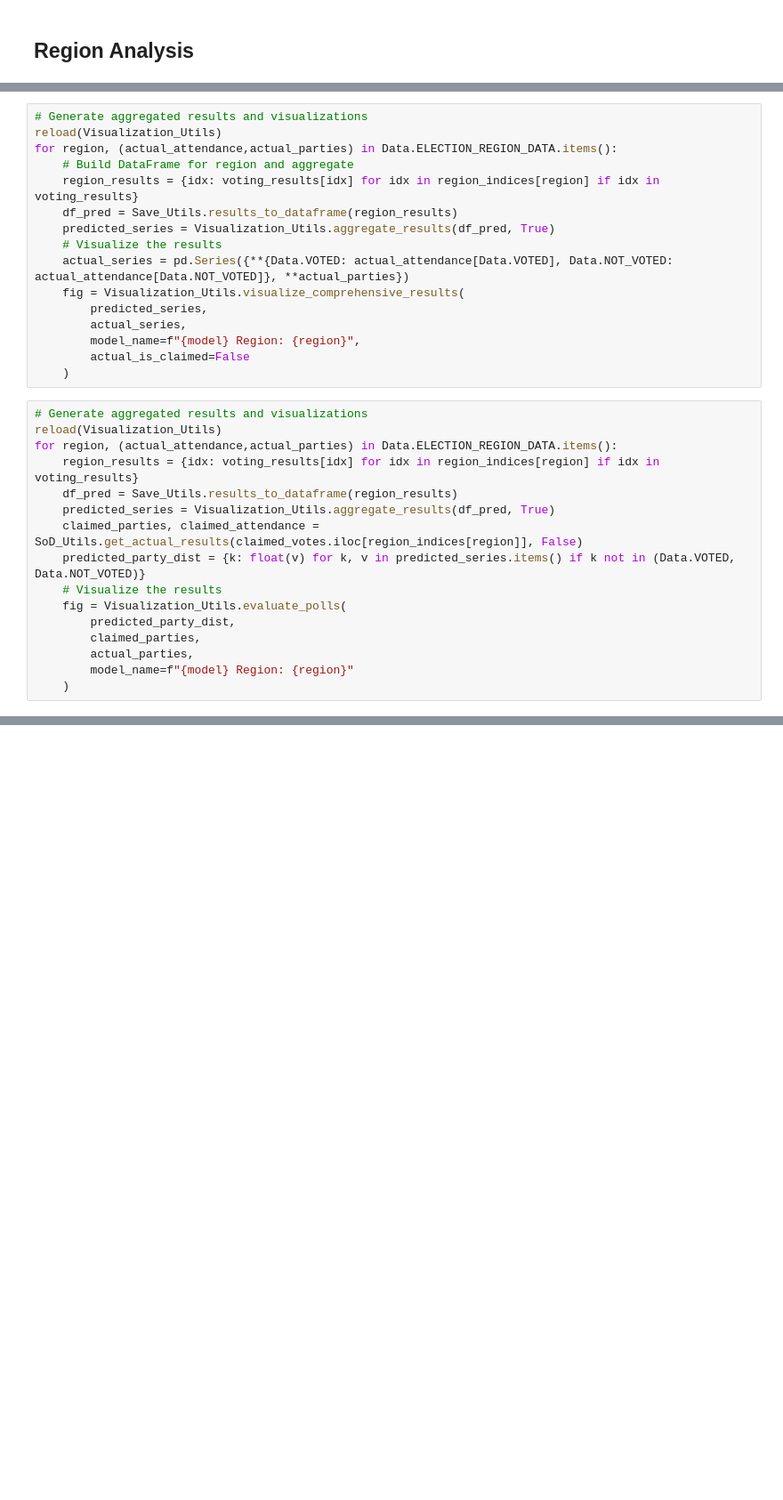
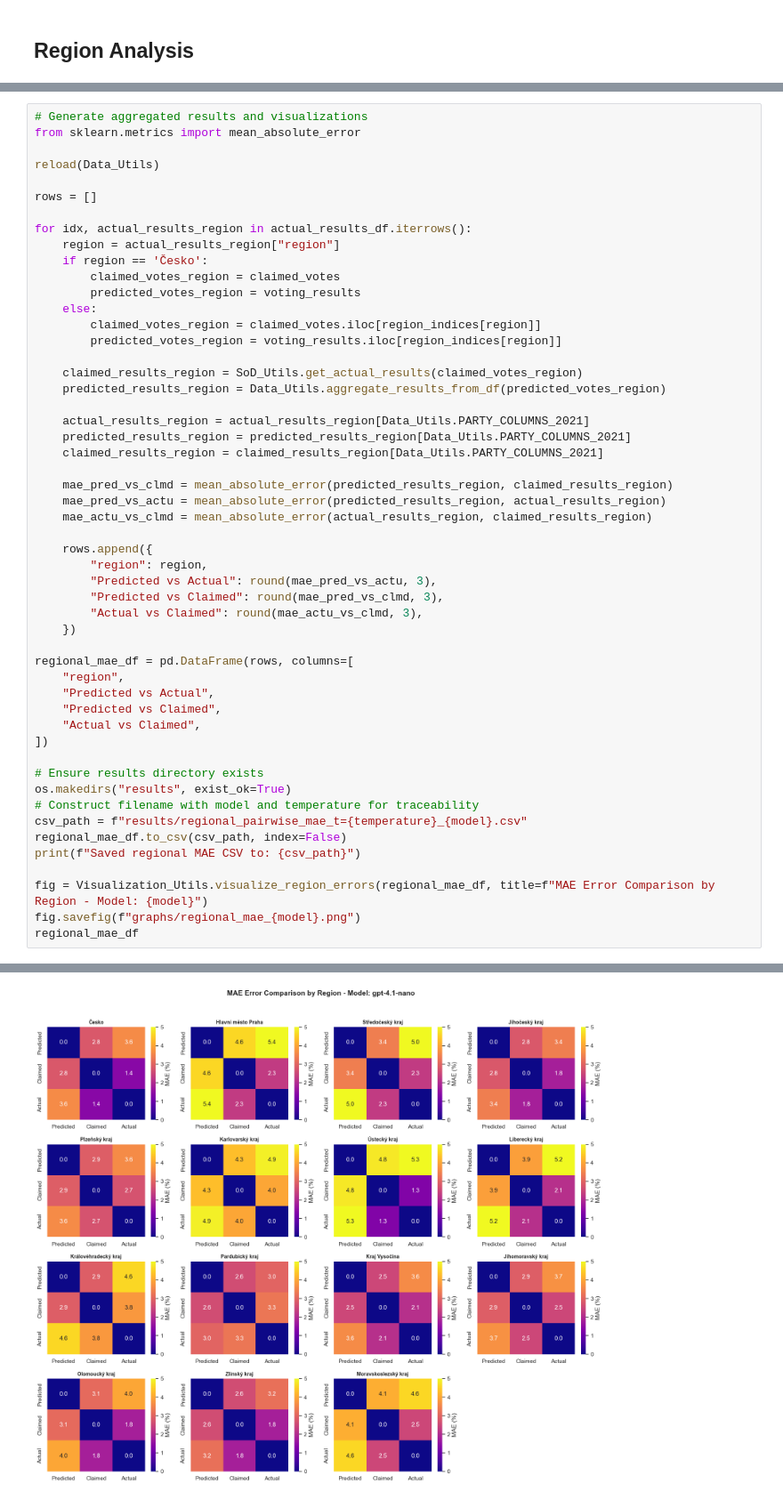
Before and after one commit to 11NIKTO11/Panel_LLM, a Jupyter notebook: Result_analysis.ipynb, the cells around one changed output, grey strips where cells are left out. Shown: that part at 89% size. Drawn from its saved outputs; the diff is of its cells as text; blank space fills up the shorter version.

Commit message:
Region MAE csv and plot refactored and migrated to work with csv data

```diff
--- a/Result_analysis.ipynb
+++ b/Result_analysis.ipynb
@@ -239,32 +232,53 @@ voting_results = Save_Utils.load_results_from_json(
-# %%
-# Generate aggregated results and visualizations
-reload(Visualization_Utils)
-for region, (actual_attendance,actual_parties) in Data.ELECTION_REGION_DATA.items():
-    # Build DataFrame for region and aggregate
-    region_results = {idx: voting_results[idx] for idx in region_indices[region] if idx in voting_results}
-    df_pred = Save_Utils.results_to_dataframe(region_results)
-    predicted_series = Visualization_Utils.aggregate_results(df_pred, True)
-    # Visualize the results
-    actual_series = pd.Series({**{Data.VOTED: actual_attendance[Data.VOTED], Data.NOT_VOTED: actual_attendance[Data.NOT_VOTED]}, **actual_parties})
-    fig = Visualization_Utils.visualize_comprehensive_results(
-        predicted_series,
-        actual_series,
-        model_name=f"{model} Region: {region}",
-        actual_is_claimed=False
-    )
 # %%
 # Generate aggregated results and visualizations
-reload(Visualization_Utils)
-for region, (actual_attendance,actual_parties) in Data.ELECTION_REGION_DATA.items():
-    region_results = {idx: voting_results[idx] for idx in region_indices[region] if idx in voting_results}
-    df_pred = Save_Utils.results_to_dataframe(region_results)
-    predicted_series = Visualization_Utils.aggregate_results(df_pred, True)
-    claimed_parties, claimed_attendance = SoD_Utils.get_actual_results(claimed_votes.iloc[region_indices[region]], False)
-    predicted_party_dist = {k: float(v) for k, v in predicted_series.items() if k not in (Data.VOTED, Data.NOT_VOTED)}
-    # Visualize the results
-    fig = Visualization_Utils.evaluate_polls(
-        predicted_party_dist,
-        claimed_parties,
-        actual_parties,
-        model_name=f"{model} Region: {region}"
-    )
+from sklearn.metrics import mean_absolute_error
+
+reload(Data_Utils)
+
+rows = []
+
+for idx, actual_results_region in actual_results_df.iterrows():
+    region = actual_results_region["region"]
+    if region == 'Česko':
+        claimed_votes_region = claimed_votes
+        predicted_votes_region = voting_results
+    else:
+        claimed_votes_region = claimed_votes.iloc[region_indices[region]]
+        predicted_votes_region = voting_results.iloc[region_indices[region]]
+
+    claimed_results_region = SoD_Utils.get_actual_results(claimed_votes_region)
+    predicted_results_region = Data_Utils.aggregate_results_from_df(predicted_votes_region)
+
+    actual_results_region = actual_results_region[Data_Utils.PARTY_COLUMNS_2021]
+    predicted_results_region = predicted_results_region[Data_Utils.PARTY_COLUMNS_2021]
+    claimed_results_region = claimed_results_region[Data_Utils.PARTY_COLUMNS_2021]
+
+    mae_pred_vs_clmd = mean_absolute_error(predicted_results_region, claimed_results_region)
+    mae_pred_vs_actu = mean_absolute_error(predicted_results_region, actual_results_region)
+    mae_actu_vs_clmd = mean_absolute_error(actual_results_region, claimed_results_region)
+
+    rows.append({
+        "region": region,
+        "Predicted vs Actual": round(mae_pred_vs_actu, 3),
+        "Predicted vs Claimed": round(mae_pred_vs_clmd, 3),
+        "Actual vs Claimed": round(mae_actu_vs_clmd, 3),
+    })
+
+regional_mae_df = pd.DataFrame(rows, columns=[
+    "region",
+    "Predicted vs Actual",
+    "Predicted vs Claimed",
+    "Actual vs Claimed",
+])
+
+# Ensure results directory exists
+os.makedirs("results", exist_ok=True)
+# Construct filename with model and temperature for traceability
+csv_path = f"results/regional_pairwise_mae_t={temperature}_{model}.csv"
+regional_mae_df.to_csv(csv_path, index=False)
+print(f"Saved regional MAE CSV to: {csv_path}")
+
+fig = Visualization_Utils.visualize_region_errors(regional_mae_df, title=f"MAE Error Comparison by Region - Model: {model}")
+fig.savefig(f"graphs/regional_mae_{model}.png")
+regional_mae_df
+# %% [output]
@@ -270,0 +302 @@ for region, (actual_attendance,actual_parties) in Data.ELECTION_REGION_DATA.item
+[figure, added]
```
Also changed, not shown: parts of 8 cells of this notebook, 5 other files.
